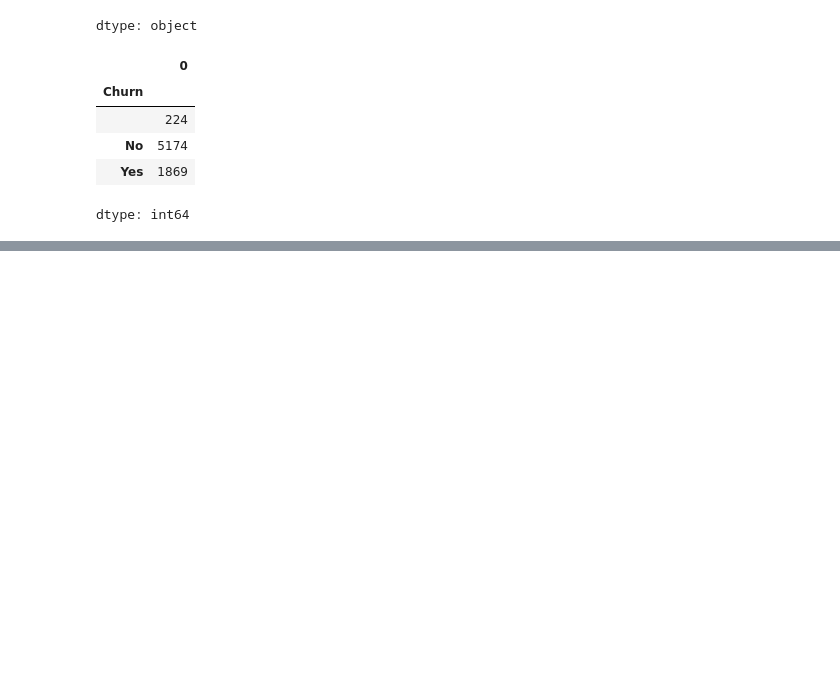
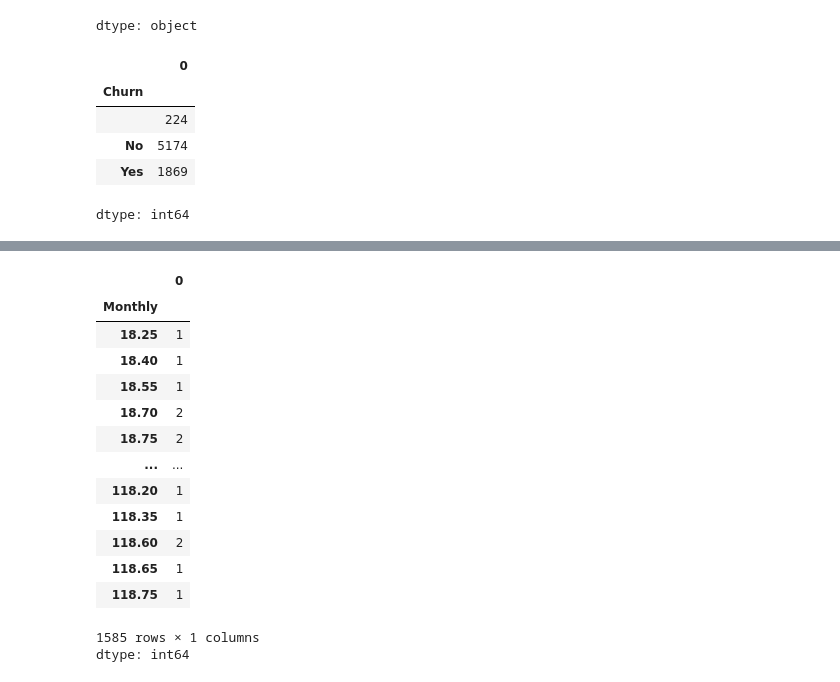
Before and after one commit to SebaDiezV/challenge_telecomX-alura, a Jupyter notebook: Challenge_TelecomX.ipynb, the cells around one changed output, grey strips where cells are left out. Drawn from its saved outputs; the diff is of its cells as text; code cells hidden in the pictures; blank space fills up the shorter version.

```diff
--- a/Challenge_TelecomX.ipynb
+++ b/Challenge_TelecomX.ipynb
@@ -227,0 +247,19 @@ dtype: int64
+# %%
+conteo= df_normalized.groupby('Monthly').size()
+conteo
+# %% [output]
+|  | 0 |
+| Monthly |  |
+| 18.25 | 1 |
+| 18.40 | 1 |
+| 18.55 | 1 |
+| 18.70 | 2 |
+| 18.75 | 2 |
+| ... | ... |
+| 118.20 | 1 |
+| 118.35 | 1 |
+| 118.60 | 2 |
+| 118.65 | 1 |
+| 118.75 | 1 |
+1585 rows × 1 columns
+dtype: int64
```
Also changed, not shown: parts of 1 cell of this notebook.
